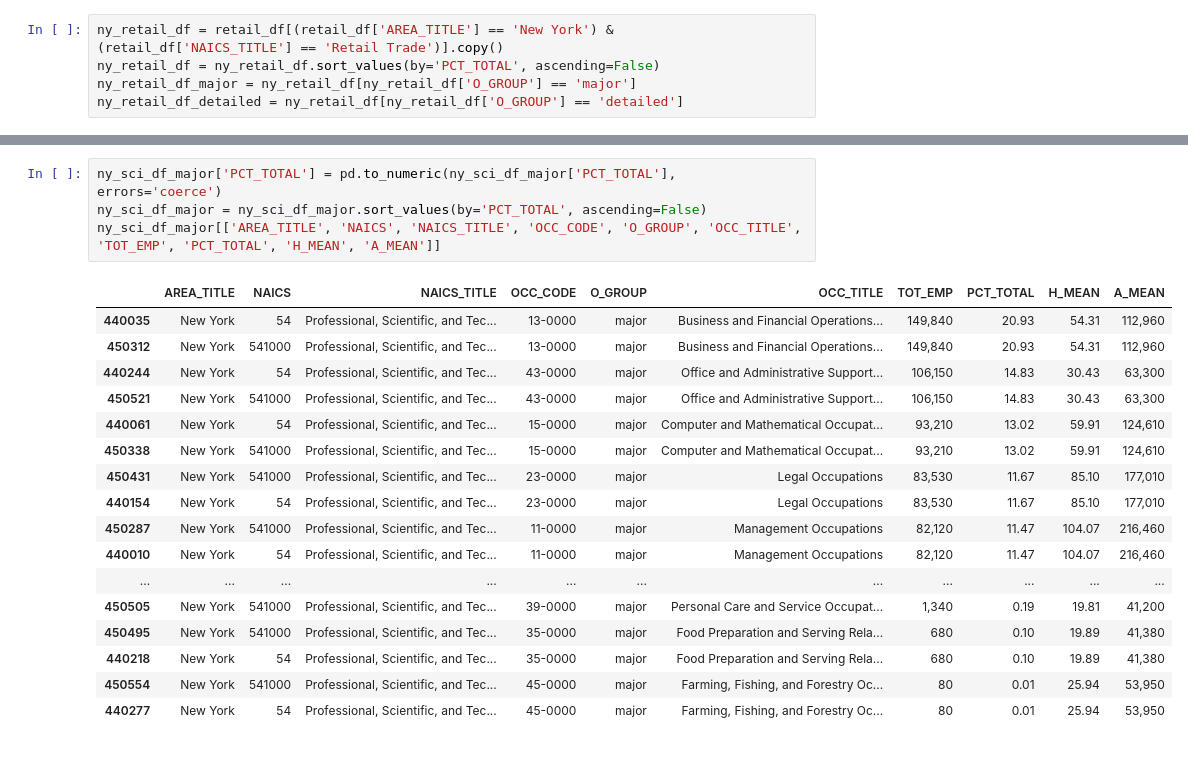
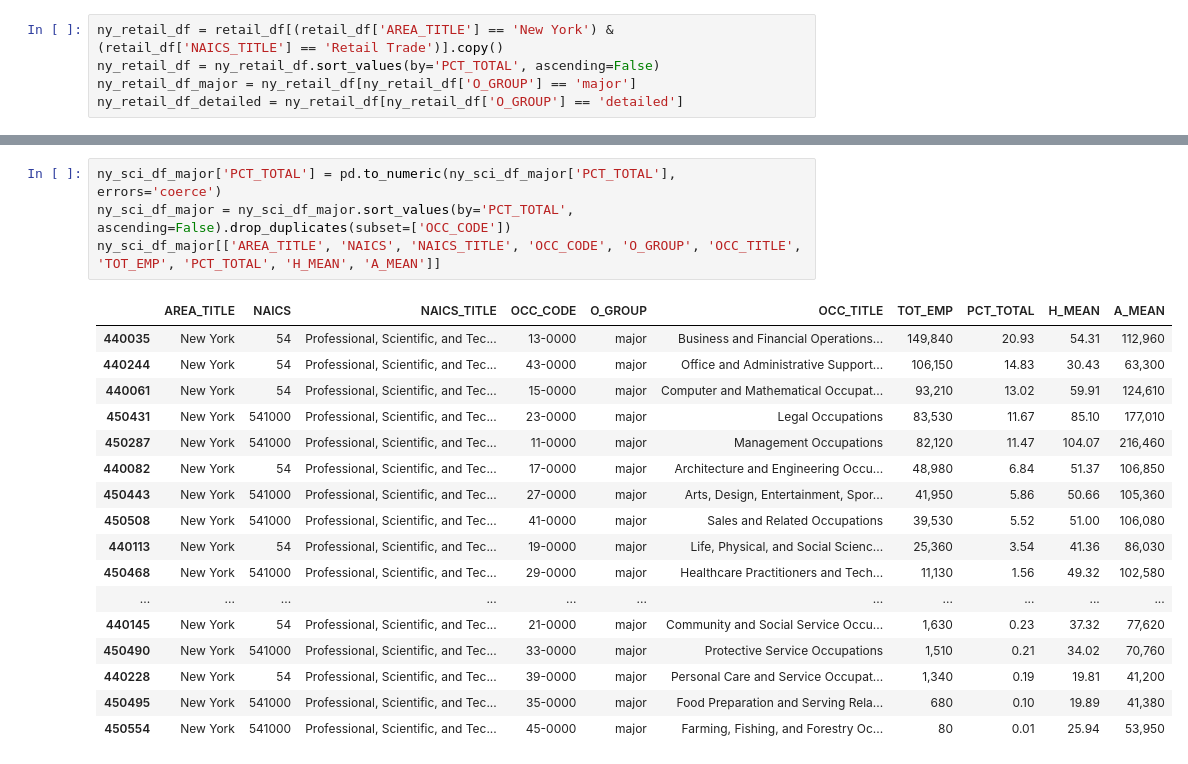
Before and after one commit to maggiechua/Ghost-Jobs-Research, a Jupyter notebook: jobscraper/bls_data/bls_sectors.ipynb, the cells around one changed output, grey strips where cells are left out. Saved outputs shown, nothing was run; the diff lists cells and outputs as text.

```diff
--- a/jobscraper/bls_data/bls_sectors.ipynb
+++ b/jobscraper/bls_data/bls_sectors.ipynb
@@ -382,25 +459,25 @@ ny_finance_df_detailed[['AREA_TITLE', 'NAICS', 'NAICS_TITLE', 'OCC_CODE', 'O_GRO
 | 381990 | New York | 52 | Finance and Insurance | 43-4051 | detailed | Customer Service Representatives | 28,060 | 5.39 | 27.84 | 57,900 |
 # %%
 ny_sci_df_major['PCT_TOTAL'] = pd.to_numeric(ny_sci_df_major['PCT_TOTAL'], errors='coerce')
-ny_sci_df_major = ny_sci_df_major.sort_values(by='PCT_TOTAL', ascending=False)
+ny_sci_df_major = ny_sci_df_major.sort_values(by='PCT_TOTAL', ascending=False).drop_duplicates(subset=['OCC_CODE'])
 ny_sci_df_major[['AREA_TITLE', 'NAICS', 'NAICS_TITLE', 'OCC_CODE', 'O_GROUP', 'OCC_TITLE', 'TOT_EMP', 'PCT_TOTAL', 'H_MEAN', 'A_MEAN']]
 # %% [output]
 |  | AREA_TITLE | NAICS | NAICS_TITLE | OCC_CODE | O_GROUP | OCC_TITLE | TOT_EMP | PCT_TOTAL | H_MEAN | A_MEAN |
 | 440035 | New York | 54 | Professional, Scientific, and Tec... | 13-0000 | major | Business and Financial Operations... | 149,840 | 20.93 | 54.31 | 112,960 |
-| 450312 | New York | 541000 | Professional, Scientific, and Tec... | 13-0000 | major | Business and Financial Operations... | 149,840 | 20.93 | 54.31 | 112,960 |
 | 440244 | New York | 54 | Professional, Scientific, and Tec... | 43-0000 | major | Office and Administrative Support... | 106,150 | 14.83 | 30.43 | 63,300 |
-| 450521 | New York | 541000 | Professional, Scientific, and Tec... | 43-0000 | major | Office and Administrative Support... | 106,150 | 14.83 | 30.43 | 63,300 |
 | 440061 | New York | 54 | Professional, Scientific, and Tec... | 15-0000 | major | Computer and Mathematical Occupat... | 93,210 | 13.02 | 59.91 | 124,610 |
-| 450338 | New York | 541000 | Professional, Scientific, and Tec... | 15-0000 | major | Computer and Mathematical Occupat... | 93,210 | 13.02 | 59.91 | 124,610 |
 | 450431 | New York | 541000 | Professional, Scientific, and Tec... | 23-0000 | major | Legal Occupations | 83,530 | 11.67 | 85.10 | 177,010 |
-| 440154 | New York | 54 | Professional, Scientific, and Tec... | 23-0000 | major | Legal Occupations | 83,530 | 11.67 | 85.10 | 177,010 |
 | 450287 | New York | 541000 | Professional, Scientific, and Tec... | 11-0000 | major | Management Occupations | 82,120 | 11.47 | 104.07 | 216,460 |
-| 440010 | New York | 54 | Professional, Scientific, and Tec... | 11-0000 | major | Management Occupations | 82,120 | 11.47 | 104.07 | 216,460 |
+| 440082 | New York | 54 | Professional, Scientific, and Tec... | 17-0000 | major | Architecture and Engineering Occu... | 48,980 | 6.84 | 51.37 | 106,850 |
+| 450443 | New York | 541000 | Professional, Scientific, and Tec... | 27-0000 | major | Arts, Design, Entertainment, Spor... | 41,950 | 5.86 | 50.66 | 105,360 |
+| 450508 | New York | 541000 | Professional, Scientific, and Tec... | 41-0000 | major | Sales and Related Occupations | 39,530 | 5.52 | 51.00 | 106,080 |
+| 440113 | New York | 54 | Professional, Scientific, and Tec... | 19-0000 | major | Life, Physical, and Social Scienc... | 25,360 | 3.54 | 41.36 | 86,030 |
+| 450468 | New York | 541000 | Professional, Scientific, and Tec... | 29-0000 | major | Healthcare Practitioners and Tech... | 11,130 | 1.56 | 49.32 | 102,580 |
 | ... | ... | ... | ... | ... | ... | ... | ... | ... | ... | ... |
-| 450505 | New York | 541000 | Professional, Scientific, and Tec... | 39-0000 | major | Personal Care and Service Occupat... | 1,340 | 0.19 | 19.81 | 41,200 |
+| 440145 | New York | 54 | Professional, Scientific, and Tec... | 21-0000 | major | Community and Social Service Occu... | 1,630 | 0.23 | 37.32 | 77,620 |
+| 450490 | New York | 541000 | Professional, Scientific, and Tec... | 33-0000 | major | Protective Service Occupations | 1,510 | 0.21 | 34.02 | 70,760 |
+| 440228 | New York | 54 | Professional, Scientific, and Tec... | 39-0000 | major | Personal Care and Service Occupat... | 1,340 | 0.19 | 19.81 | 41,200 |
 | 450495 | New York | 541000 | Professional, Scientific, and Tec... | 35-0000 | major | Food Preparation and Serving Rela... | 680 | 0.10 | 19.89 | 41,380 |
-| 440218 | New York | 54 | Professional, Scientific, and Tec... | 35-0000 | major | Food Preparation and Serving Rela... | 680 | 0.10 | 19.89 | 41,380 |
 | 450554 | New York | 541000 | Professional, Scientific, and Tec... | 45-0000 | major | Farming, Fishing, and Forestry Oc... | 80 | 0.01 | 25.94 | 53,950 |
-| 440277 | New York | 54 | Professional, Scientific, and Tec... | 45-0000 | major | Farming, Fishing, and Forestry Oc... | 80 | 0.01 | 25.94 | 53,950 |
 # %%
 ny_sci_df_detailed['PCT_TOTAL'] = pd.to_numeric(ny_sci_df_detailed['PCT_TOTAL'], errors='coerce')
```
Also changed, not shown: parts of 26 cells of this notebook.
